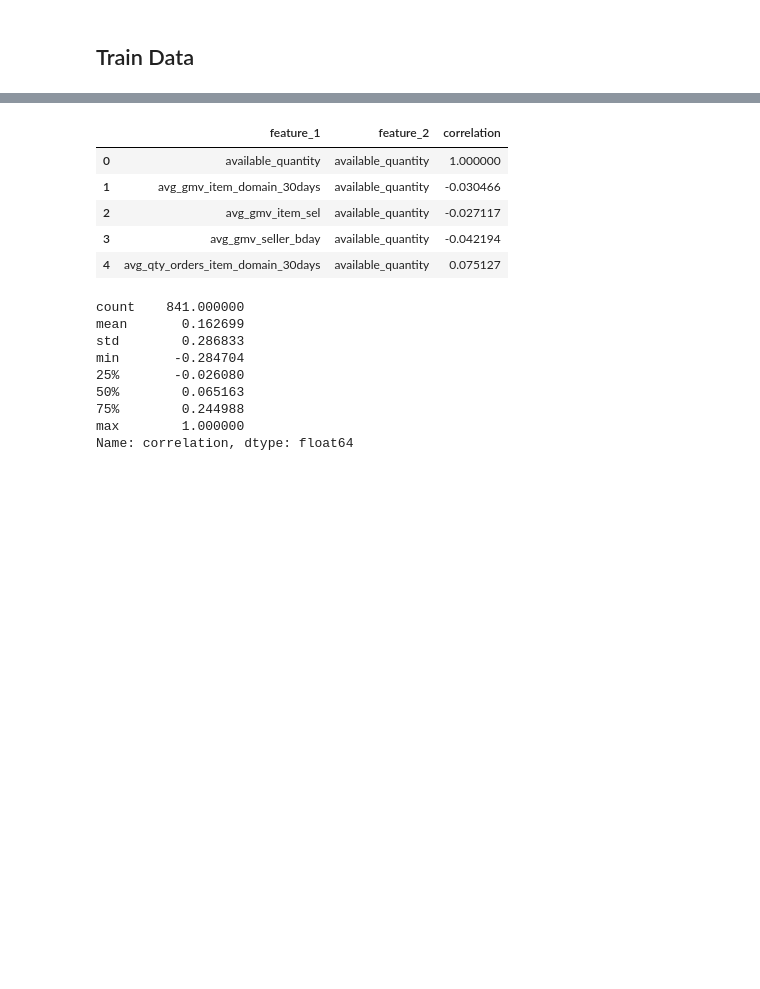
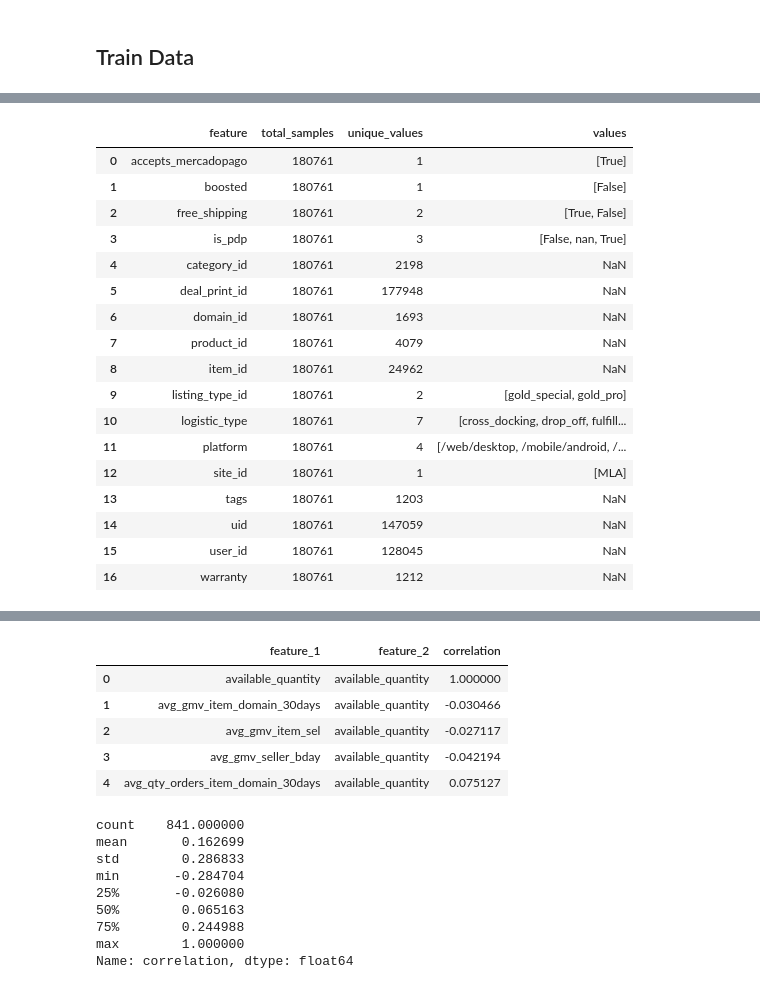
Before and after one commit to jonmunm/nbs, a Jupyter notebook: Meli/CVR Data Challenge/EDA.ipynb, the cells around one changed output, grey strips where cells are left out. Saved outputs shown, nothing was run; the diff lists cells and outputs as text; code cells hidden in the pictures; blank space fills up the shorter version.

```diff
--- a/Meli/CVR Data Challenge/Exploration.ipynb
+++ b/Meli/CVR Data Challenge/EDA.ipynb
@@ -69,9 +119,8 @@ categorical_features = [
     'category_id',
     'deal_print_id',
     'domain_id',
-    'deal_print_id',
     'product_id',
-    'item_id'
+    'item_id',
     'listing_type_id',
     'logistic_type',
     'platform',
@@ -137,8 +169,0 @@ plotting_columns = [
-# %%
-fig, axes = plt.subplots(len(plotting_columns)//2+1, 2, figsize=(25,50))
-axes = axes.ravel()
-
-for i, column in enumerate(plotting_columns):
-    sns.countplot(x=column, hue="conversion", data=train_df, ax=axes[i])
-    axes[i].legend(loc='best')
-    axes[i].set_title(column, fontsize=14)
@@ -146,0 +198,32 @@ for i, column in enumerate(plotting_columns):
+# %%
+data = []
+total_samples = len(train_df)
+for column in categorical_features:
+    data.append({
+        'feature' : column,
+        'total_samples' : total_samples,
+        'unique_values' : len(train_df[column].unique()),
+        'values' : np.nan if len(train_df[column].unique()) > 10 else train_df[column].unique()
+
+    })
+
+pd.DataFrame(data)
+# %% [output]
+|  | feature | total_samples | unique_values | values |
+| 0 | accepts_mercadopago | 180761 | 1 | [True] |
+| 1 | boosted | 180761 | 1 | [False] |
+| 2 | free_shipping | 180761 | 2 | [True, False] |
+| 3 | is_pdp | 180761 | 3 | [False, nan, True] |
+| 4 | category_id | 180761 | 2198 | NaN |
+| 5 | deal_print_id | 180761 | 177948 | NaN |
+| 6 | domain_id | 180761 | 1693 | NaN |
+| 7 | product_id | 180761 | 4079 | NaN |
+| 8 | item_id | 180761 | 24962 | NaN |
+| 9 | listing_type_id | 180761 | 2 | [gold_special, gold_pro] |
+| 10 | logistic_type | 180761 | 7 | [cross_docking, drop_off, fulfill... |
+| 11 | platform | 180761 | 4 | [/web/desktop, /mobile/android, /... |
+| 12 | site_id | 180761 | 1 | [MLA] |
+| 13 | tags | 180761 | 1203 | NaN |
+| 14 | uid | 180761 | 147059 | NaN |
+| 15 | user_id | 180761 | 128045 | NaN |
+| 16 | warranty | 180761 | 1212 | NaN |
```
Also changed, not shown: parts of 17 cells of this notebook, 7 other files.
